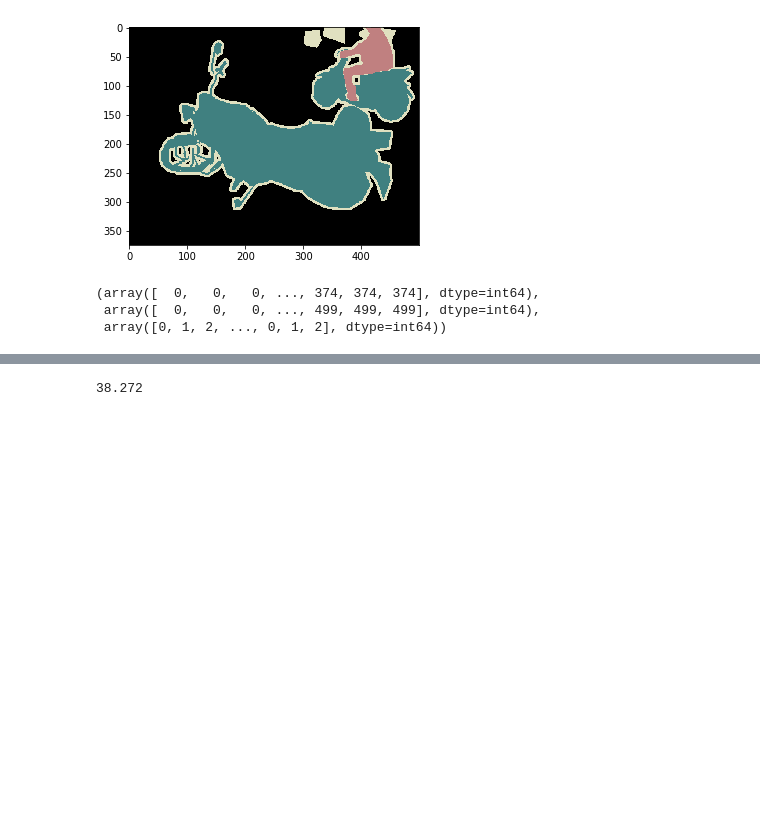
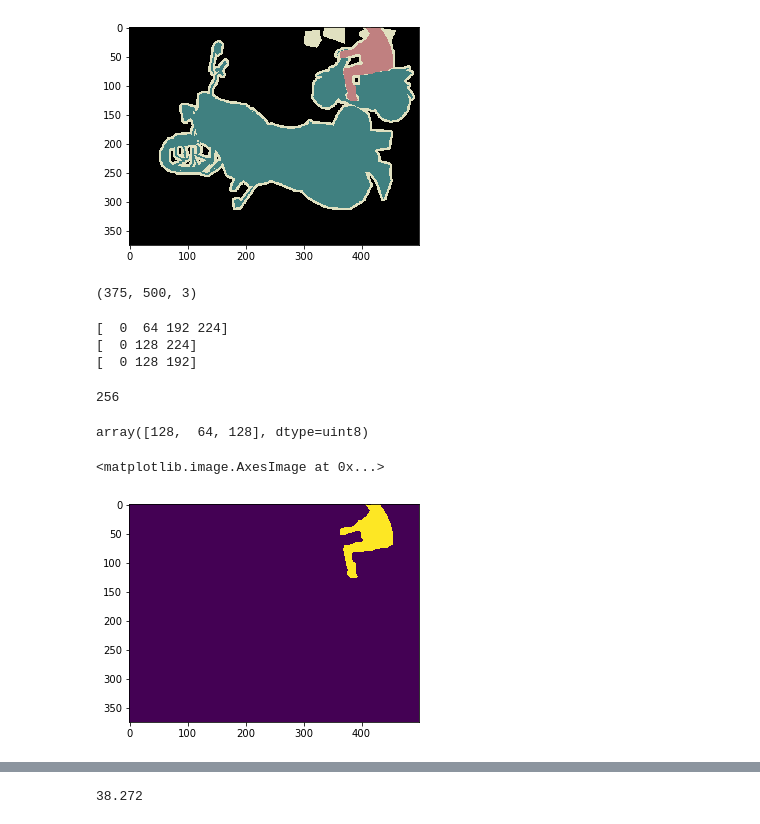
Before and after one commit to HugPhat/VisionModel, a Jupyter notebook: Dataset/Segmentation/test_seg_label.ipynb, the cells around one changed output, grey strips where cells are left out. Saved outputs shown, nothing was run; the diff lists cells and outputs as text; code cells hidden in the pictures; blank space fills up the shorter version.

```diff
--- a/Dataset/Segmentation/test_seg_label.ipynb
+++ b/Dataset/Segmentation/test_seg_label.ipynb
@@ -45,3 +47,9 @@ im = cv2.cvtColor(im, cv2.COLOR_BGR2RGB)
 #im = cv2.cvtColor(im, cv2.COLOR_BGR2GRAY)
 #im[im == np.max(im)] = 0
+# %%
+im = Image.open(SegItems[it]).convert('RGB')
+nim = np.array(im)
+nim.shape
+# %% [output]
+(375, 500, 3)
 # %%
@@ -51,7 +59,60 @@ c3 = im[:,:,2]
-# %%
-np.where( im == 0)
-# %% [output]
-(array([  0,   0,   0, ..., 374, 374, 374], dtype=int64),
- array([  0,   0,   0, ..., 499, 499, 499], dtype=int64),
- array([0, 1, 2, ..., 0, 1, 2], dtype=int64))
+# %%
+print(np.unique(c1))
+print(np.unique(c2))
+print(np.unique(c3))
+# %% [output]
+[  0  64 192 224]
+[  0 128 224]
+[  0 128 192]
+# %%
+def color_map(N=256, normalized=False):
+    def bitget(byteval, idx):
+        return ((byteval & (1 << idx)) != 0)
+
+    dtype = 'float32' if normalized else 'uint8'
+    cmap = np.zeros((N, 3), dtype=dtype)
+    for i in range(N):
+        r = g = b = 0
+        c = i
+        for j in range(8):
+            r = r | (bitget(c, 0) << 7-j)
+            g = g | (bitget(c, 1) << 7-j)
+            b = b | (bitget(c, 2) << 7-j)
+            #print(r,g,b, c)
+            c = c >> 3
+        #print(f'end {i} {np.array([r, g, b])}')
+        cmap[i] = np.array([r, g, b])
+
+    cmap = cmap/255 if normalized else cmap
+    return cmap
+def color_map_viz():
+    labels = ['background', 'aeroplane', 'bicycle', 'bird', 'boat', 'bottle', 'bus', 'car', 'cat', 'chair', 'cow', 'diningtable', 'dog', 'horse', 'motorbike', 'person', 'pottedplant', 'sheep', 'sofa', 'train', 'tvmonitor', 'void']
+    nclasses = 21
+    row_size = 50
+    col_size = 500
+    cmap = color_map()
+    array = np.empty((row_size*(nclasses+1), col_size, cmap.shape[1]), dtype=cmap.dtype)
+    for i in range(nclasses):
+        array[i*row_size:i*row_size+row_size, :] = cmap[i]
+    array[nclasses*row_size:nclasses*row_size+row_size, :] = cmap[-1]
+    print(array)
+    plt.imshow(array)
+    plt.yticks([row_size*i+row_size/2 for i in range(nclasses+1)], labels)
+    plt.xticks([])
+    plt.show()
+x = color_map()
+len(x)
+# %% [output]
+256
+# %%
+x[21]
+# %% [output]
+array([128,  64, 128], dtype=uint8)
+# %%
+tmp = np.all(nim == x[15], axis=-1).astype('uint8')
+#tmp
+plt.imshow(tmp)
+# %% [output]
+<matplotlib.image.AxesImage at 0x...>
+[figure, added]
 # %%
```
Also changed, not shown: parts of 4 cells of this notebook, 1 other file.
